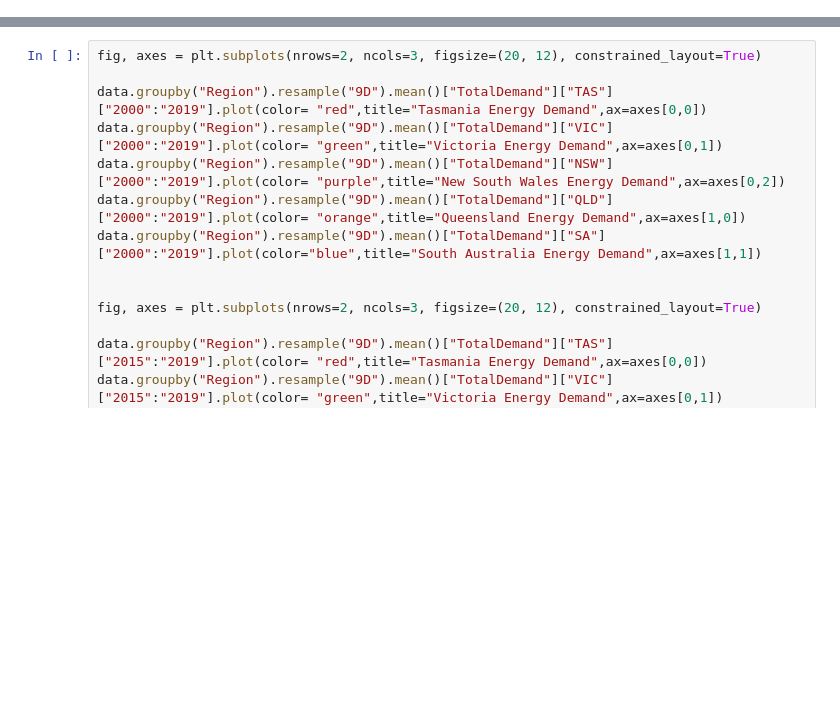
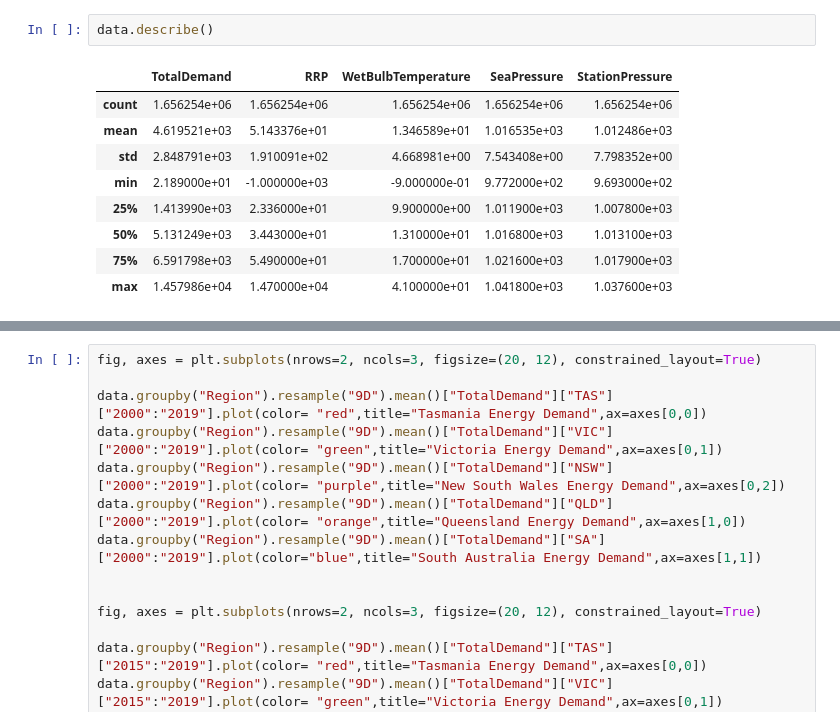
Before and after one commit to KamWithK/Temp2Enrgy, a Jupyter notebook: src/Graphs and Stats.ipynb, the cells around one changed output, grey strips where cells are left out. Saved outputs shown, nothing was run; the diff lists cells and outputs as text; blank space fills up the shorter version.

```diff
--- a/src/Graphs and Stats.ipynb
+++ b/src/Graphs and Stats.ipynb
@@ -71,3 +24,15 @@ This gives a good initial overview of the degree of correlation between variable
+# %%
+data.describe()
+# %% [output]
+|  | TotalDemand | RRP | WetBulbTemperature | SeaPressure | StationPressure |
+| count | 1.656254e+06 | 1.656254e+06 | 1.656254e+06 | 1.656254e+06 | 1.656254e+06 |
+| mean | 4.619521e+03 | 5.143376e+01 | 1.346589e+01 | 1.016535e+03 | 1.012486e+03 |
+| std | 2.848791e+03 | 1.910091e+02 | 4.668981e+00 | 7.543408e+00 | 7.798352e+00 |
+| min | 2.189000e+01 | -1.000000e+03 | -9.000000e-01 | 9.772000e+02 | 9.693000e+02 |
+| 25% | 1.413990e+03 | 2.336000e+01 | 9.900000e+00 | 1.011900e+03 | 1.007800e+03 |
+| 50% | 5.131249e+03 | 3.443000e+01 | 1.310000e+01 | 1.016800e+03 | 1.013100e+03 |
+| 75% | 6.591798e+03 | 5.490000e+01 | 1.700000e+01 | 1.021600e+03 | 1.017900e+03 |
+| max | 1.457986e+04 | 1.470000e+04 | 4.100000e+01 | 1.041800e+03 | 1.037600e+03 |
 # %%
 data.corr()
 # %% [output]
```
Also changed, not shown: parts of 28 cells of this notebook, 3 other files.
